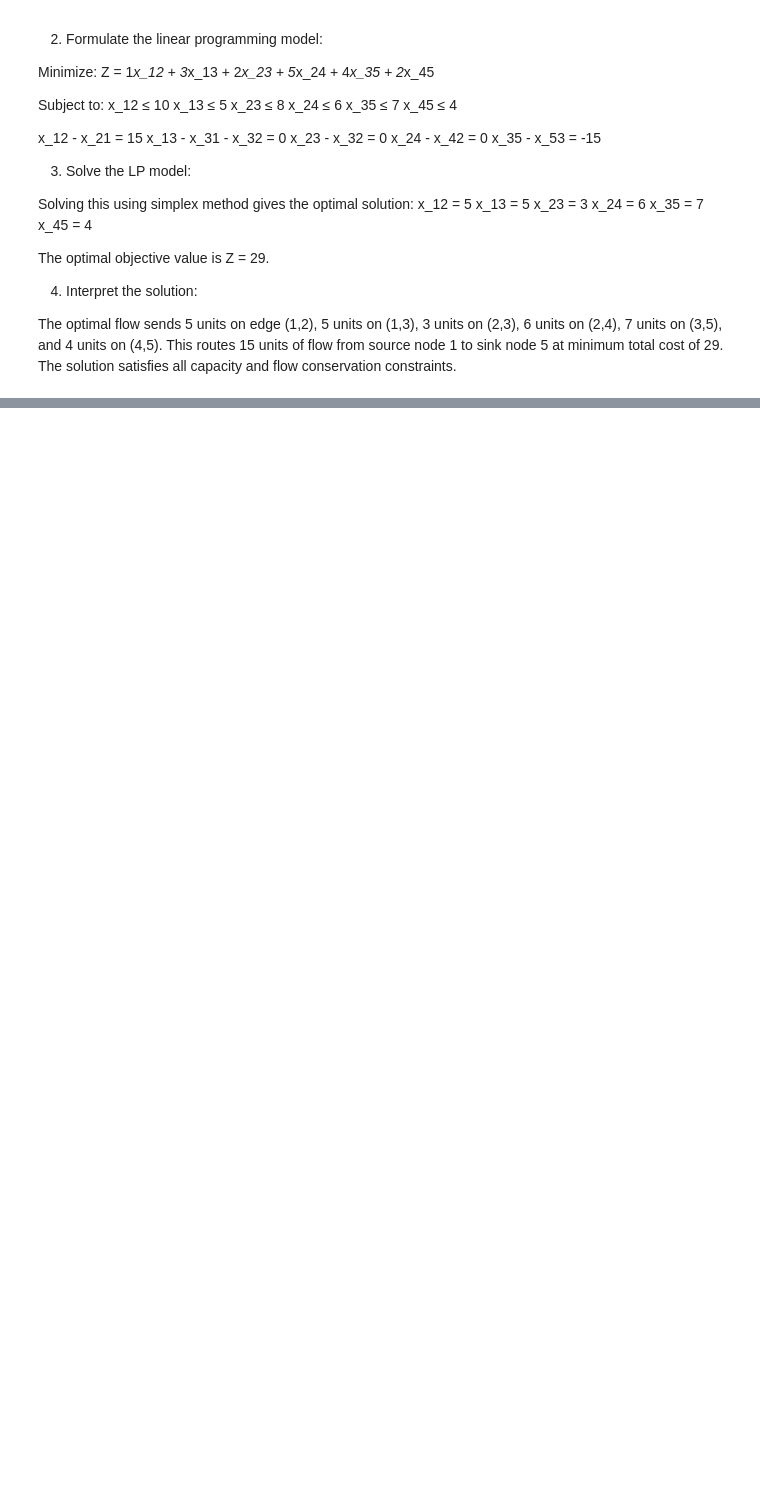
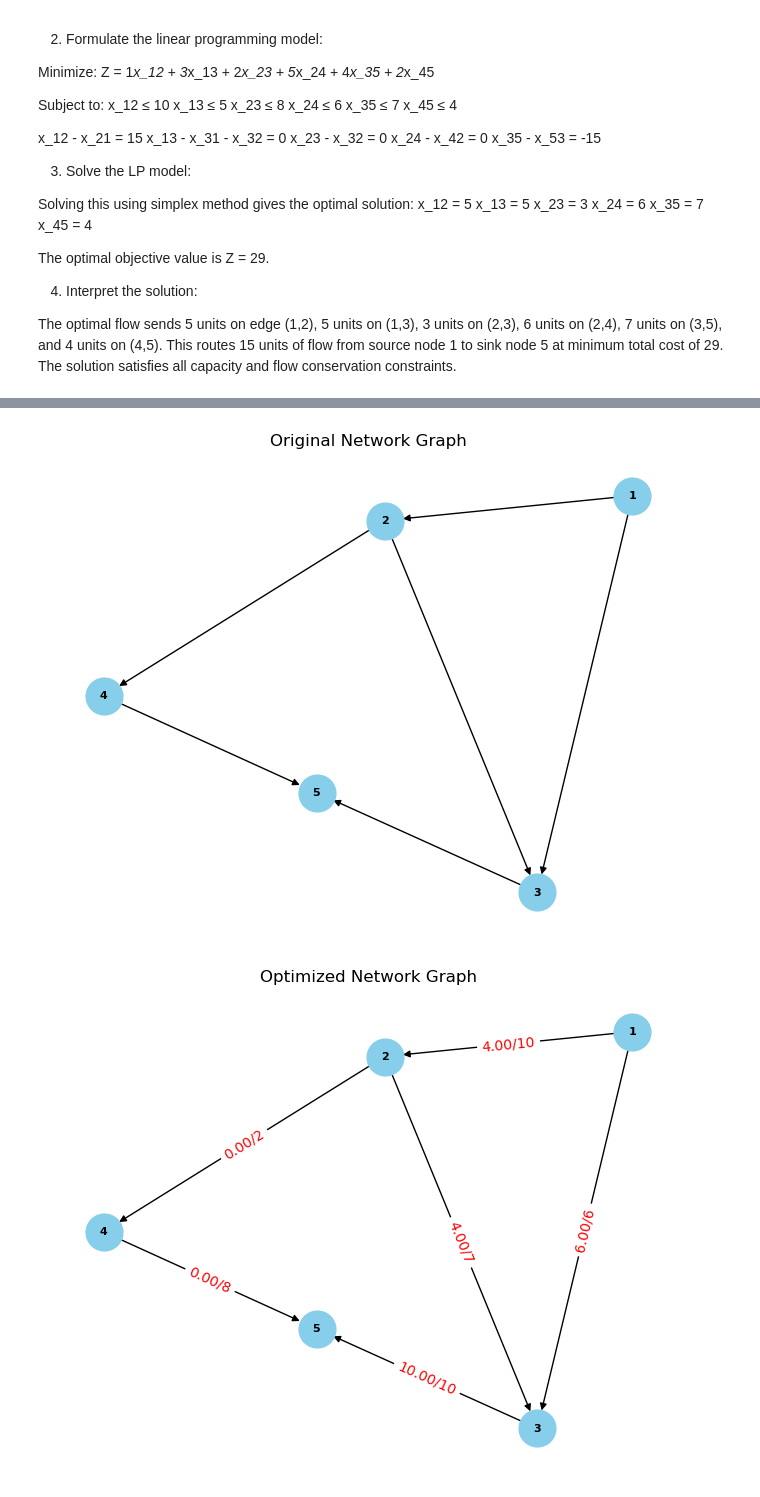
Before and after one commit to andres-nav/optimization, a Jupyter notebook: 02/Navarro_Andres_HW2.ipynb, the cells around one changed output, grey strips where cells are left out. Saved outputs shown, nothing was run; the diff lists cells and outputs as text; code cells hidden in the pictures; blank space fills up the shorter version.

Commit message:
first poc for network model

```diff
--- a/02/Navarro_Andres_HW2.ipynb
+++ b/02/Navarro_Andres_HW2.ipynb
@@ -74,0 +164,41 @@ The optimal flow sends 5 units on edge (1,2), 5 units on (1,3), 3 units on (2,3)
+# %%
+
+import networkx as nx
+import matplotlib.pyplot as plt
+
+# Create a directed graph
+G = nx.DiGraph()
+
+# Add nodes to the graph
+G.add_nodes_from(N)
+
+# Add edges to the graph
+G.add_edges_from(A)
+
+# Plot the original graph
+pos = nx.spring_layout(G)  # You can choose a different layout if you prefer
+nx.draw(G, pos, with_labels=True, font_weight='bold', node_size=700, node_color='skyblue', font_color='black', font_size=8)
+plt.title('Original Network Graph')
+plt.show()
+
+# Solve the optimization problem
+result = solver.solve(model)
+
+# Plot the optimized flow on the edges
+optimized_flow = {(i, j): model.x[i, j].value for i, j in model.A}
+edge_labels = {(i, j): f"{optimized_flow[i, j]:.2f}/{u[i, j]}" for i, j in model.A}
+
+# Create a new directed graph with flow values as labels
+G_optimized = nx.DiGraph()
+G_optimized.add_nodes_from(N)
+G_optimized.add_edges_from(A)
+
+# Plot the optimized graph
+plt.figure()
+nx.draw(G_optimized, pos, with_labels=True, font_weight='bold', node_size=700, node_color='skyblue', font_color='black', font_size=8)
+nx.draw_networkx_edge_labels(G_optimized, pos, edge_labels=edge_labels, font_color='red')
+plt.title('Optimized Network Graph')
+plt.show()
+# %% [output]
+[figure, added]
+[figure, added]
```
Also changed, not shown: parts of 1 cell of this notebook.
